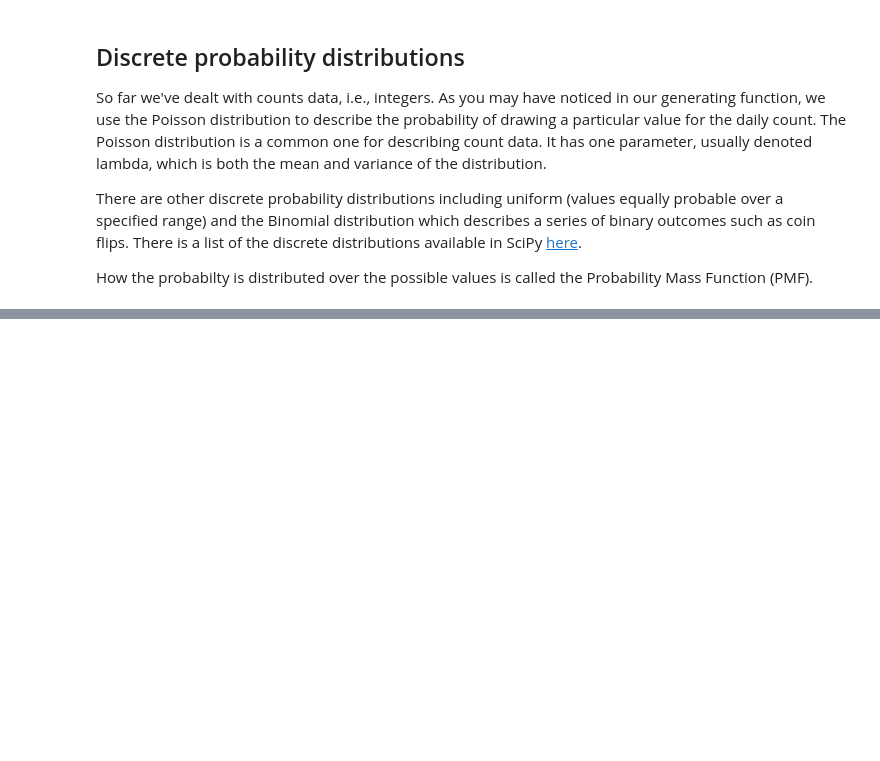
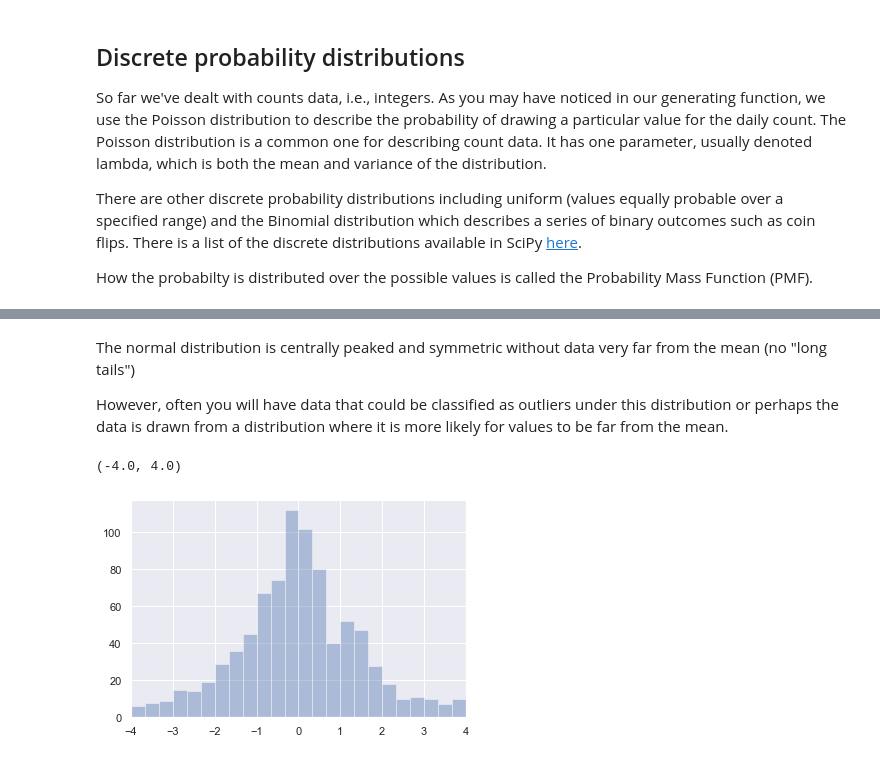
Before and after one commit to zirmite/odsc-2022-statistics, a Jupyter notebook: notebooks/Lesson 3.ipynb, the cells around one changed output, grey strips where cells are left out. Drawn from its saved outputs; the diff is of its cells as text; code cells hidden in the pictures; blank space fills up the shorter version.

```diff
--- a/notebooks/Lesson 3.ipynb
+++ b/notebooks/Lesson 3.ipynb
@@ -26,0 +35,14 @@ sns.barplot(np.arange(0, 20), stats.binom.pmf(np.arange(20), 20, 0.5))
+# %% [markdown]
+The normal distribution is centrally peaked and symmetric without data very far from the mean (no "long tails")
+
+However, often you will have data that could be classified as outliers under this distribution or perhaps the data is drawn from a distribution where it is more likely for values to be far from the mean.
+# %%
+ax = sns.distplot(
+    np.random.standard_cauchy(size=1000),
+    bins=np.linspace(-4,4,25),
+    kde=False,
+)
+ax.set_xlim(-4,4)
+# %% [output]
+(-4.0, 4.0)
+[figure, added]
```
Also changed, not shown: parts of 7 cells of this notebook, 1 other file.
